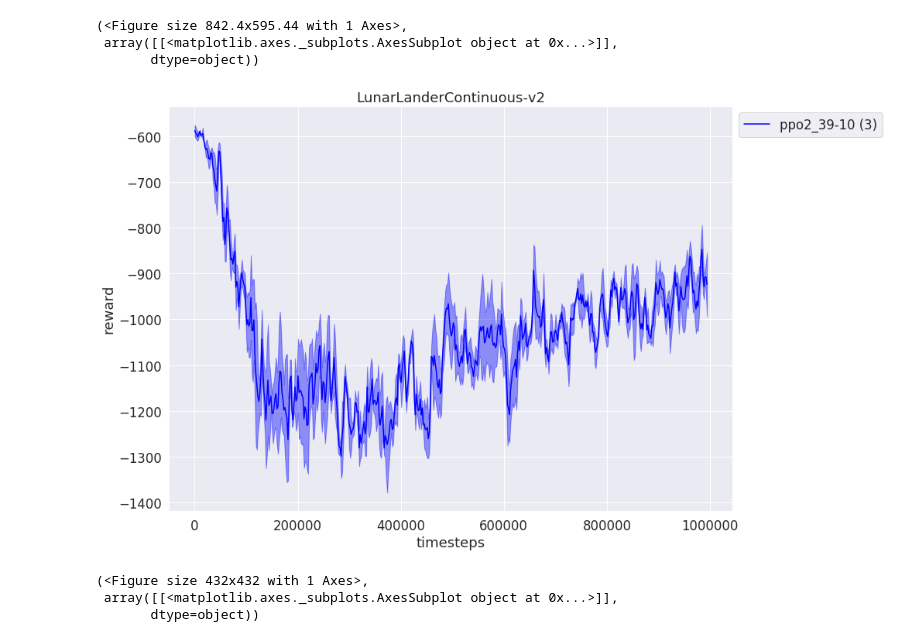
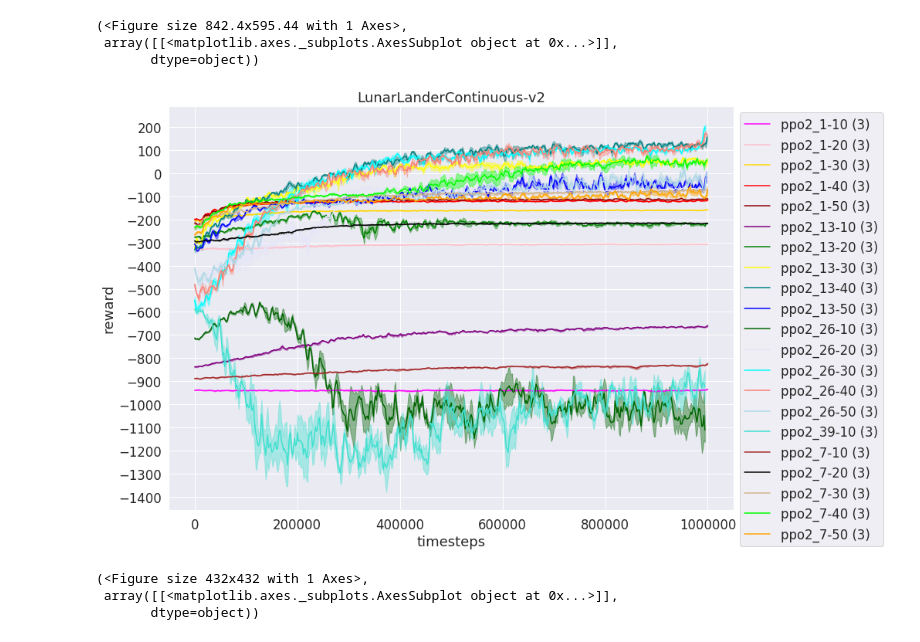
Before and after one commit to Mohammadamin-Barekatain/multipolar, a Jupyter notebook: plot_results.ipynb, the cells around one changed output. Saved outputs shown, nothing was run; the diff lists cells and outputs as text; code cells hidden in the pictures.

```diff
--- a/plot_results.ipynb
+++ b/plot_results.ipynb
@@ -17,5 +17,5 @@ from utils import plot
 
 plt.ion()
 # %%
-results = utils.load_group_results('logs/', verbose=True, mask='39-[1-5]0_[1-3]$')
+results = utils.load_group_results('logs/', verbose=True)
 # %% [output]
@@ -26,10 +39,10 @@ loaded 3 results
 # %%
-plot.plot_results(results, average_group=True, shaded_std=False, ybase=100, legend_outside=True, xaxis='timesteps')
+plot.plot_results(results[:-1], average_group=True, shaded_std=False, ybase=100, legend_outside=True, xaxis='timesteps')
 # %% [output]
 (<Figure size 842.4x595.44 with 1 Axes>,
  array([[<matplotlib.axes._subplots.AxesSubplot object at 0x...>]],
        dtype=object))
-[figure, old version]
+[figure, new version]
 # %%
 plot.plot_results(results)
 # %% [output]
```
Also changed, not shown: parts of 1 cell of this notebook, 4 other files.
